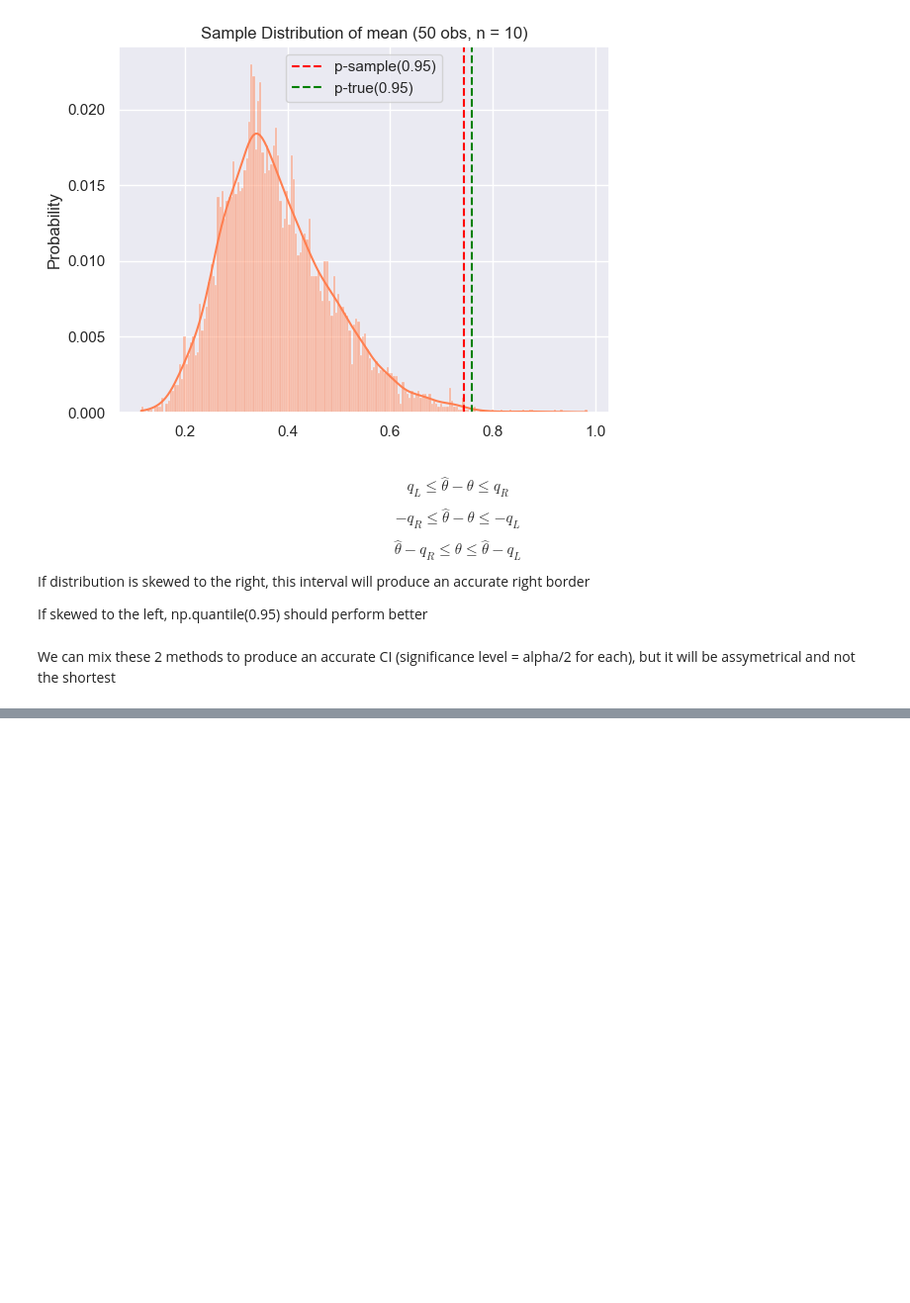
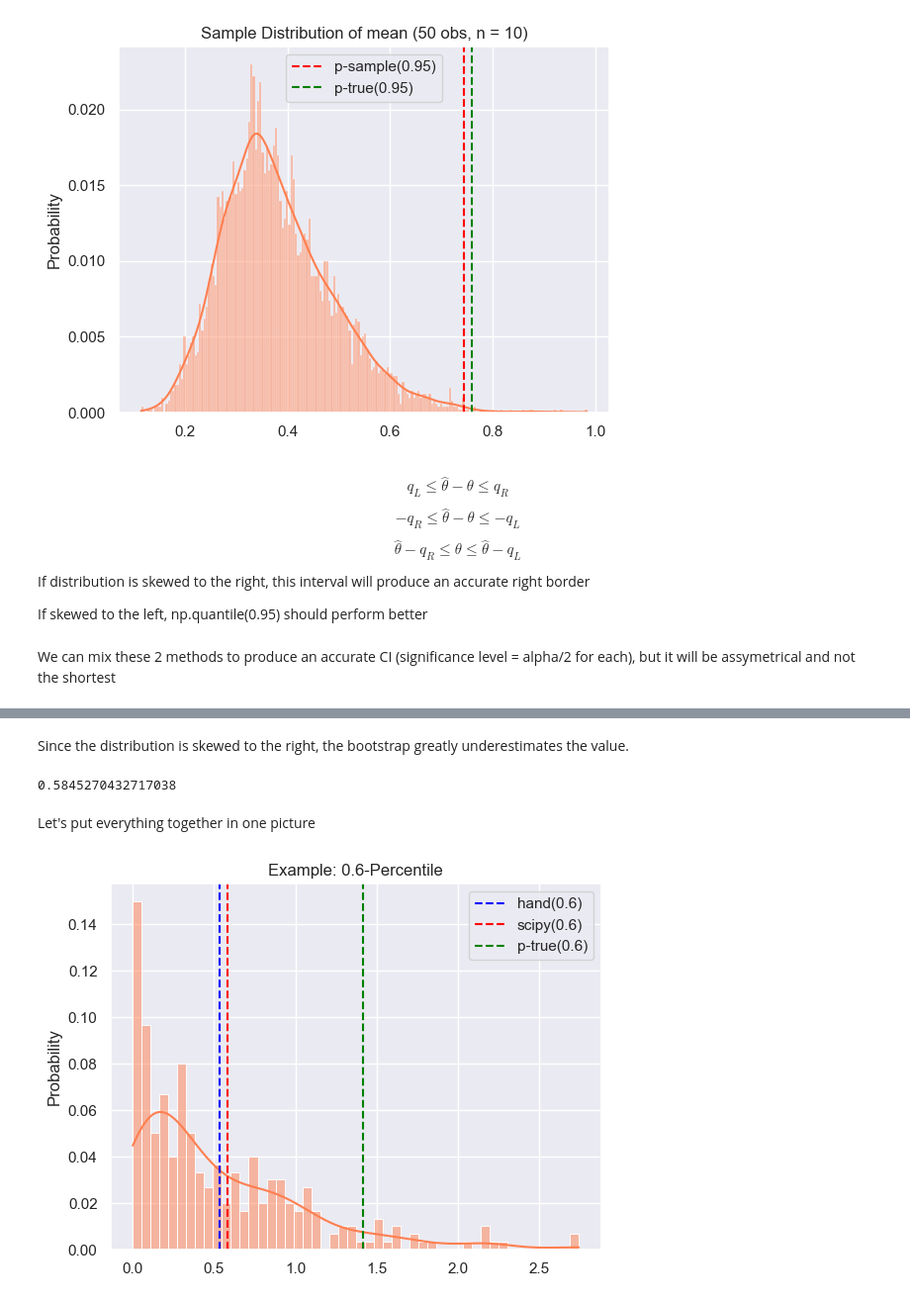
Before and after one commit to scamlumamontov/Projects, a Jupyter notebook: matstat/tests, metrics, ab/bootstrap, poiss, ci.ipynb, the cells around one changed output, grey strips where cells are left out. Shown at 99% size. Saved outputs shown, nothing was run; the diff lists cells and outputs as text; code cells hidden in the pictures; blank space fills up the shorter version.

```diff
--- a/matstat/tests, metrics, ab/bootstrap, poiss, ci.ipynb
+++ b/matstat/tests, metrics, ab/bootstrap, poiss, ci.ipynb
@@ -153,0 +198,30 @@ We can mix these 2 methods to produce an accurate CI (significance level = alpha
+# %% [markdown]
+Since the distribution is skewed to the right, the bootstrap greatly underestimates the value.
+# %%
+#Scipy bootstrap
+result = stats.bootstrap(
+    (sample,),
+    method='bca',
+    statistic=lambda x, axis: np.quantile(x, q=0.6, axis=axis),
+    alternative='less',
+    confidence_level=0.95,
+    n_resamples=12000,
+    random_state = 42
+    )
+print(result.confidence_interval.high)
+# %% [output]
+0.5845270432717038
+# %% [markdown]
+Let's put everything together in one picture
+# %%
+q = 0.6
+t_crit = t_bootstrap(sample, q=q)
+plt.title(f"Example: {q}-Percentile")
+sns.histplot(sample, bins=50, stat='probability', kde=True, color='coral')
+plt.axvline(x=t_crit, color='blue', linestyle='--', label=f"hand({q})")
+plt.axvline(x=result.confidence_interval.high, color='red', linestyle='--', label=f"scipy({q})")
+plt.axvline(x=stats.expon(1/d_lambda).ppf(q=q), color='green', linestyle='--', label=f"p-true({q})")
+plt.legend()
+plt.show()
+# %% [output]
+[figure, added]
```
Also changed, not shown: parts of 5 cells of this notebook.
